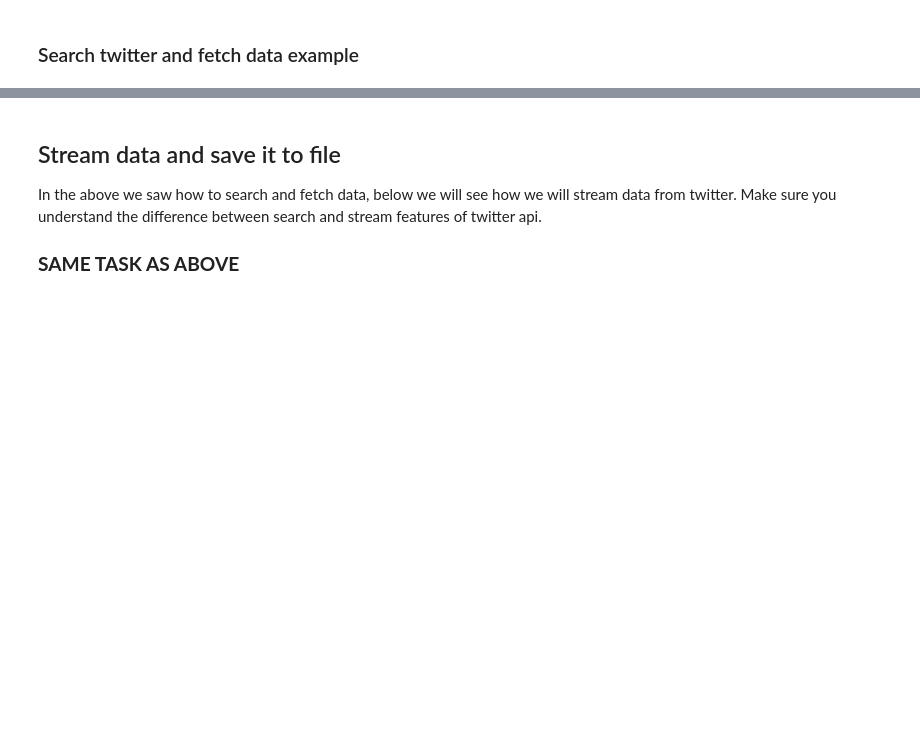
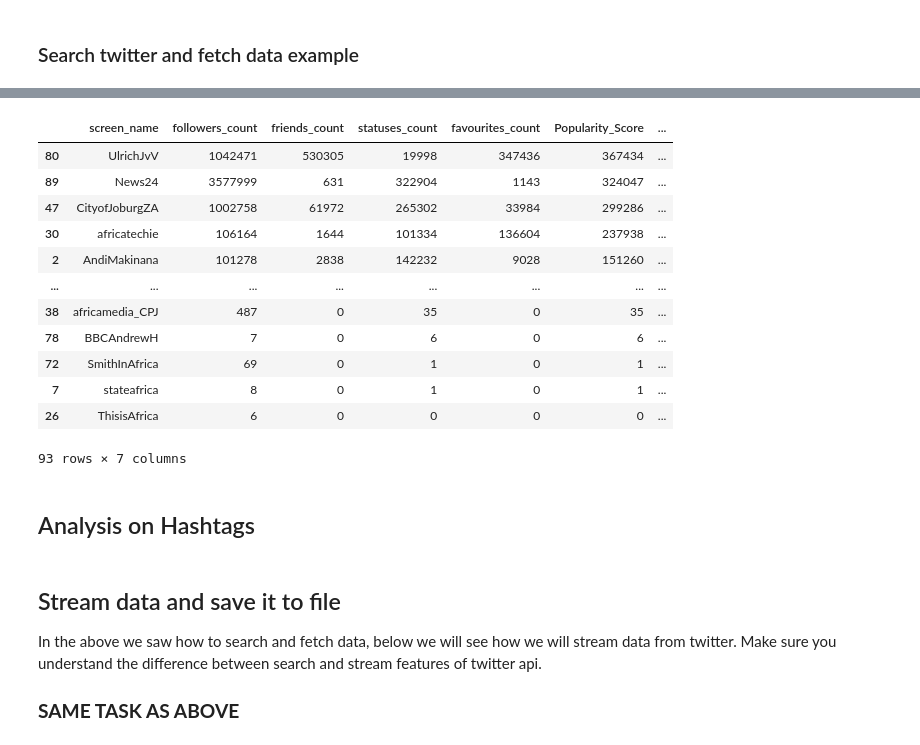
Before and after one commit to 10acad/git-get-started, a Jupyter notebook: twitter_mining/segundev_twittermininng.ipynb, the cells around one changed output, grey strips where cells are left out. Saved outputs shown, nothing was run; the diff lists cells and outputs as text; code cells hidden in the pictures; blank space fills up the shorter version.

```diff
--- a/twitter_mining/segundev_twittermininng.ipynb
+++ b/twitter_mining/segundev_twittermininng.ipynb
@@ -262,0 +435,7 @@ df = ts.get_tweets(covid_keywords, csvfile=tweets_file)    #you saved the
+# %%
+inf = pd.read_csv('data/influencersdata.csv')
+# %%
+inf_df = inf[['screen_name','followers_count','friends_count','statuses_count','favourites_count']]
+
+inf_df['Popularity_Score'] = inf_df['statuses_count'].add(inf_df['favourites_count'])
+inf_df['Reach_Score'] = inf_df['followers_count'].sub(inf_df['friends_count'])
@@ -263,3 +453,21 @@ df = ts.get_tweets(covid_keywords, csvfile=tweets_file)    #you saved the
+# %%
+inf_df.sort_values(by=['Popularity_Score','Reach_Score'], ascending=False)
+# %% [output]
+|  | screen_name | followers_count | friends_count | statuses_count | favourites_count | Popularity_Score | ... |
+| 80 | UlrichJvV | 1042471 | 530305 | 19998 | 347436 | 367434 | ... |
+| 89 | News24 | 3577999 | 631 | 322904 | 1143 | 324047 | ... |
+| 47 | CityofJoburgZA | 1002758 | 61972 | 265302 | 33984 | 299286 | ... |
+| 30 | africatechie | 106164 | 1644 | 101334 | 136604 | 237938 | ... |
+| 2 | AndiMakinana | 101278 | 2838 | 142232 | 9028 | 151260 | ... |
+| ... | ... | ... | ... | ... | ... | ... | ... |
+| 38 | africamedia_CPJ | 487 | 0 | 35 | 0 | 35 | ... |
+| 78 | BBCAndrewH | 7 | 0 | 6 | 0 | 6 | ... |
+| 72 | SmithInAfrica | 69 | 0 | 1 | 0 | 1 | ... |
+| 7 | stateafrica | 8 | 0 | 1 | 0 | 1 | ... |
+| 26 | ThisisAfrica | 6 | 0 | 0 | 0 | 0 | ... |
+93 rows × 7 columns
+# %% [markdown]
+## Analysis on Hashtags
 # %% [markdown]
 ## Stream data and save it to file
 In the above we saw how to search and fetch data, below we will see how we will stream data from twitter. Make sure you understand the difference between search and stream features of twitter api.
```
Also changed, not shown: parts of 21 cells of this notebook.
